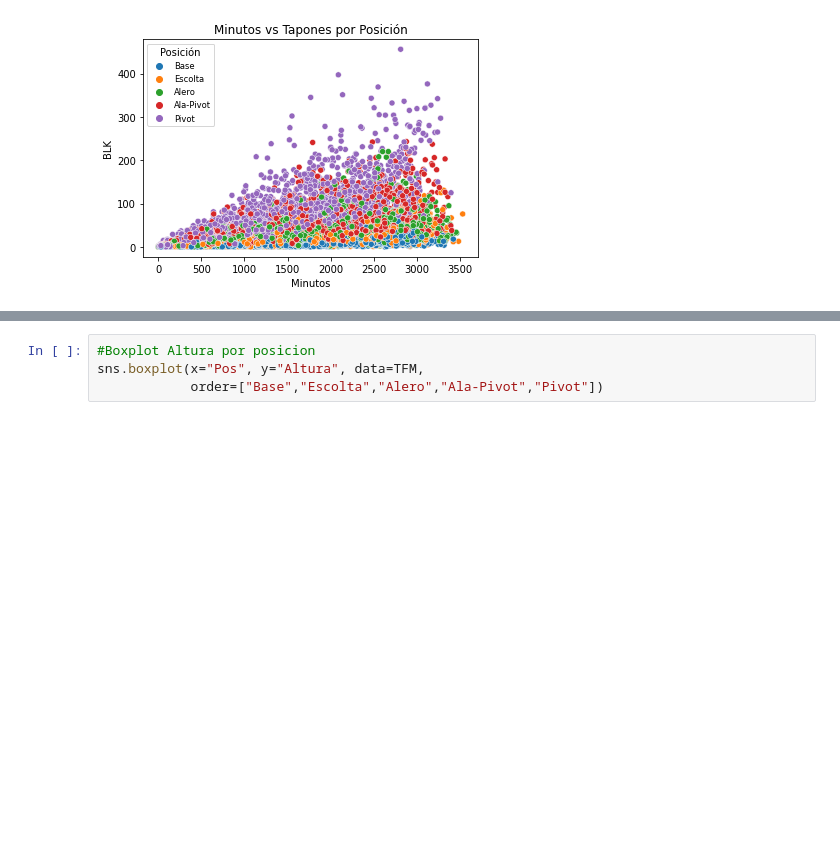
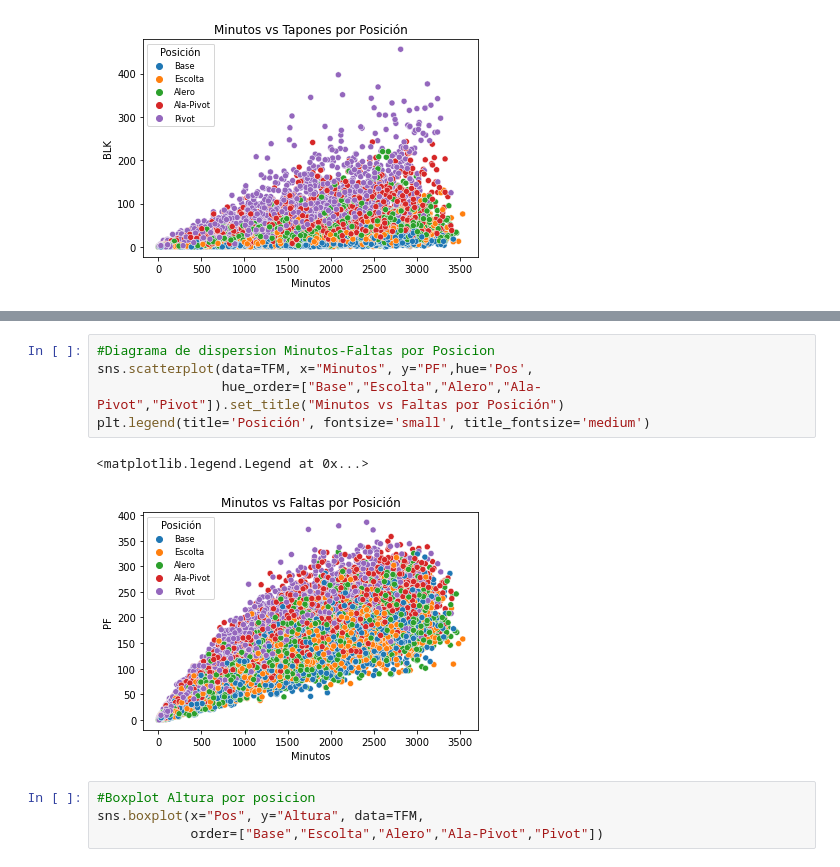
Before and after one commit to Sergiortiz98/TFM, a Jupyter notebook: TFM.ipynb, the cells around one changed output, grey strips where cells are left out. Saved outputs shown, nothing was run; the diff lists cells and outputs as text; blank space fills up the shorter version.

```diff
--- a/TFM.ipynb
+++ b/TFM.ipynb
@@ -1023,3 +1024,11 @@ Text(0.5, 1.0, 'Minutos vs Robos por Posición')
+# %%
+#Diagrama de dispersion Minutos-Faltas por Posicion
+sns.scatterplot(data=TFM, x="Minutos", y="PF",hue='Pos',
+                hue_order=["Base","Escolta","Alero","Ala-Pivot","Pivot"]).set_title("Minutos vs Faltas por Posición")
+plt.legend(title='Posición', fontsize='small', title_fontsize='medium')
+# %% [output]
+<matplotlib.legend.Legend at 0x...>
+[figure, added]
 # %%
 #Boxplot Altura por posicion
 sns.boxplot(x="Pos", y="Altura", data=TFM,
```
Also changed, not shown: parts of 13 cells of this notebook.
